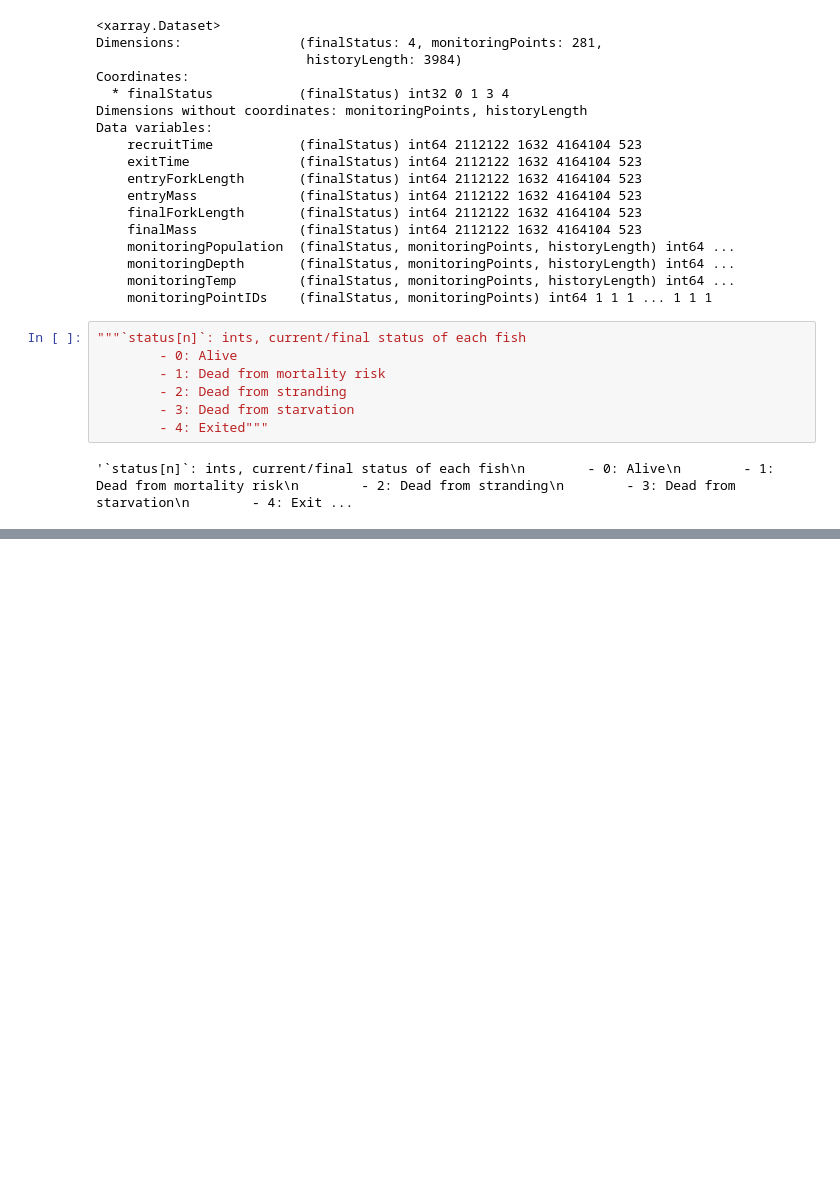
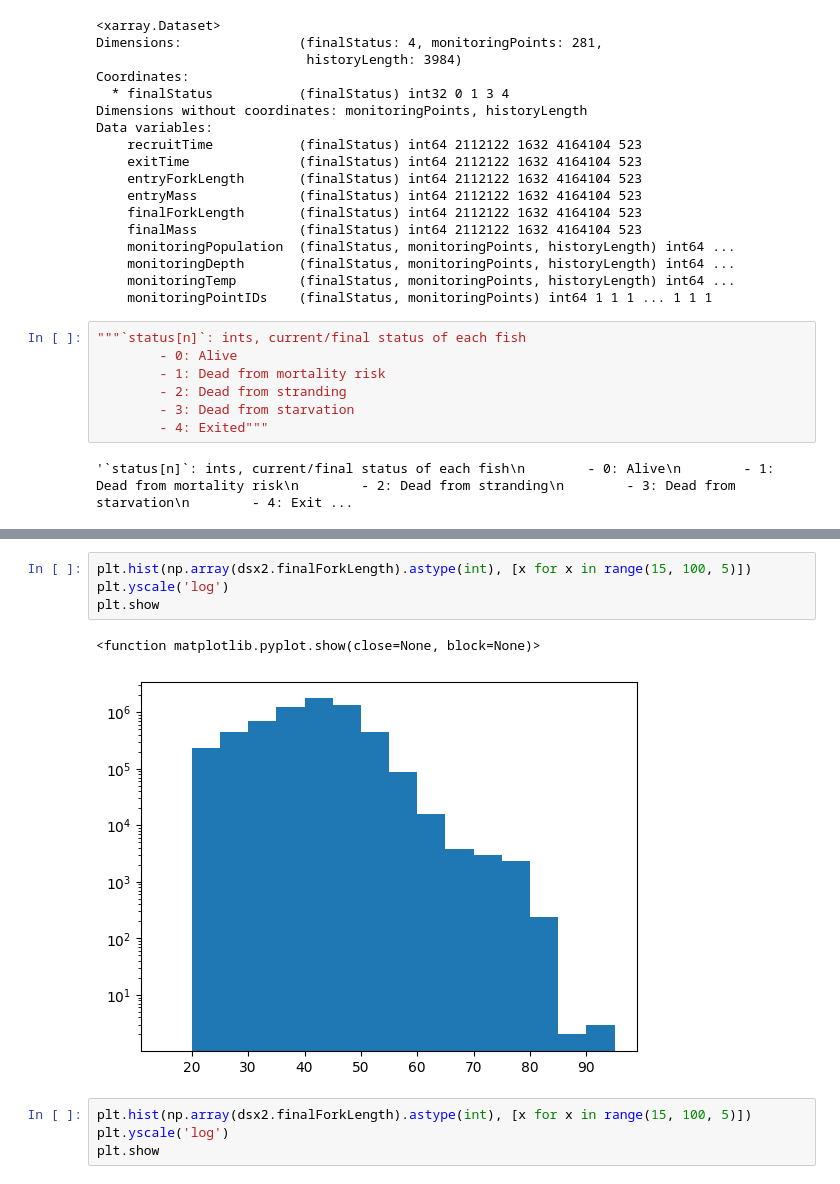
Before and after one commit to noaa-nwfsc/Skagit-IBM, a Jupyter notebook: NetCDF Explorer.ipynb, the cells around one changed output, grey strips where cells are left out. Saved outputs shown, nothing was run; the diff lists cells and outputs as text; blank space fills up the shorter version.

```diff
--- a/NetCDF Explorer.ipynb
+++ b/NetCDF Explorer.ipynb
@@ -137,2 +175,13 @@ Data variables:
+# %%
+plt.hist(np.array(dsx2.finalForkLength).astype(int), [x for x in range(15, 100, 5)])
+plt.yscale('log')
+plt.show
+# %% [output]
+<function matplotlib.pyplot.show(close=None, block=None)>
+[figure, added]
+# %%
+plt.hist(np.array(dsx2.finalForkLength).astype(int), [x for x in range(15, 100, 5)])
+plt.yscale('log')
+plt.show
 # %%
 dsx2.where(dsx2.finalStatus == 4)
```
Also changed, not shown: parts of 13 cells of this notebook, 4 other files.
